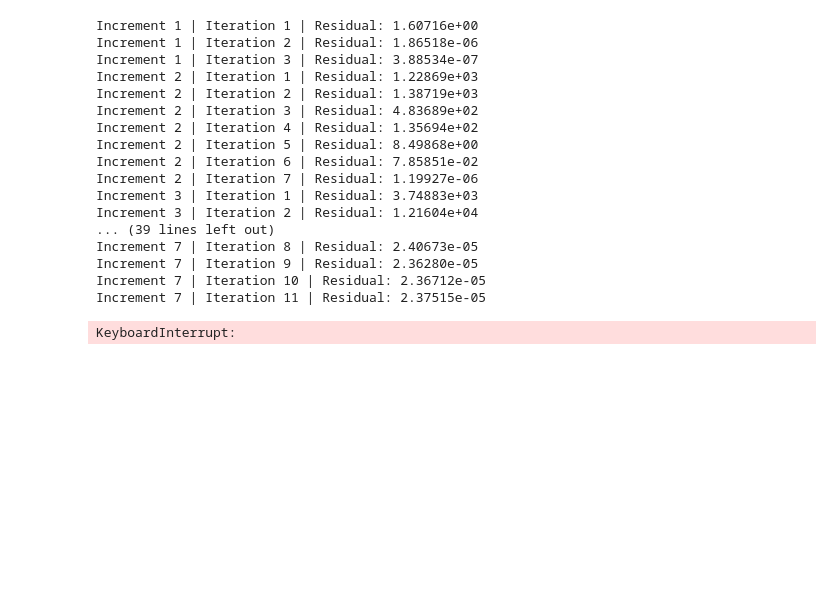
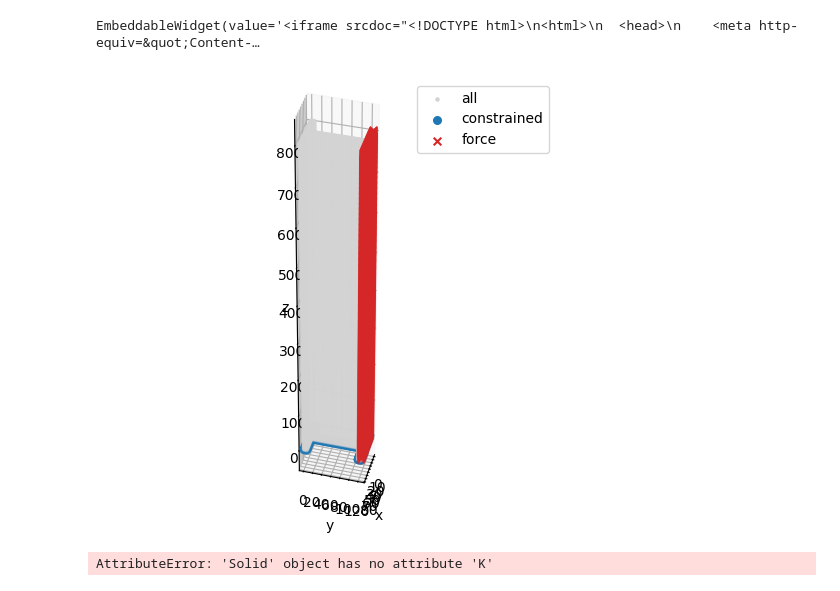
Before and after one commit to bartutuncay/mpnn_fem, a Jupyter notebook: h_beam.ipynb, the cells around one changed output. Cells and saved outputs as stored; diff of their text form; code cells hidden in the pictures; blank space fills up the shorter version.

```diff
--- a/h_beam.ipynb
+++ b/h_beam.ipynb
@@ -59,7 +59,7 @@ body = flange_top|flange_bottom|web
 
 ###
 sdf_vals = body.sdf(nodes)
-inside = sdf_vals <= 1
+inside = sdf_vals <= 2
 mask = inside[elements].all(dim=1)
 elements = elements[mask]
 used = torch.unique(elements)
@@ -69,21 +69,22 @@ elements = new_index[elements]
 nodes = nodes[used]
 model = Solid(nodes, elements, material)
 ###
+model.plot(node_property={"SDF": body.sdf(nodes)})
 
 # Set constraints
 #DL = 0.1
-#model.displacements[nodes[:, 0] == 0, 0] = DL
-eps = 1e-3  # tolerance for floating-point coords
+eps = 2e-3  # tolerance for floating-point coords
 xmin, xmax = nodes[:, 0].min(), nodes[:, 0].max()
 ymin, ymax = nodes[:, 1].min(), nodes[:, 1].max()
 zmin, zmax = nodes[:, 2].min(), nodes[:, 2].max()
 on_z_zero = torch.isclose(nodes[:, 2], zmin, atol=eps)
+model.displacements[on_z_zero, :] = 0
 model.constraints[on_z_zero, :] = True
 #model.constraints[:, 0] = True
 
 n_steps = 100
 peak_load = np.random.uniform(1e2,1e4)
-on_z_edge = torch.isclose(nodes[:, 1], ymax, atol=eps) ^ torch.isclose(nodes[:, 2], zmin, atol=eps)
+on_z_edge = torch.isclose(nodes[:, 1], ymax, atol=eps)
 
 force_vector = torch.zeros_like(nodes)
 
@@ -103,7 +104,7 @@ scaled = force_vector.unsqueeze(0) * increments.view(-1, 1, 1)
 scaled_np = scaled.detach().cpu().numpy()
 #scaled = np.array([force_vector * inc for inc in increments])
 
-if False:
+if True:
     import matplotlib.pyplot as plt
     from mpl_toolkits.mplot3d import Axes3D  # registers 3D projection
     fig = plt.figure()
@@ -114,49 +115,37 @@ if False:
     ax.scatter(nodes[on_z_zero, 0], nodes[on_z_zero, 1], nodes[on_z_zero, 2],
             s=30, c="tab:blue", label="constrained")
     # loaded
     ax.scatter(nodes[on_z_edge, 0], nodes[on_z_edge, 1], nodes[on_z_edge, 2],
             s=30, c="tab:red", marker="x", label="force")
     ax.set_xlabel("x"); ax.set_ylabel("y"); ax.set_zlabel("z")
     ax.legend()
+    ranges = np.ptp(nodes.T, axis=1)
+    ax.set_box_aspect(ranges)
+    ax.view_init(elev=40, azim=15)
     plt.tight_layout()
     plt.show()
 
 
 
-u, f, stress, F, state = model.solve(increments=increments,method="spsolve",return_intermediate=True,verbose=True) #rtol=1e-5
+#u, f, stress, F, state = model.solve(increments=increments,method="spsolve",return_intermediate=True,verbose=True) #rtol=1e-5
 
 torch.save(
     {
         "nodes": model.nodes,
         "stiffness": model.K,
         "u_history": u.detach().cpu(),
         "stress_history":stress.detach().cpu(),
         "deform_grad":F.detach().cpu(),
         "forces":f.detach().cpu(),
         "state":state.detach().cpu(),
         "boundary":model.constraints.detach().cpu(),
         "dirichlet_disp": model.displacements.detach().cpu(),
         "elements":model.elements.detach().cpu(),
         "ext_forces": scaled,
     },
     f"../../torchfem_dataset/simple_beam/sim_{idx}.pt",
 )
 # %% [output]
-Increment 1 | Iteration 1 | Residual: 1.60716e+00
-Increment 1 | Iteration 2 | Residual: 1.86518e-06
-Increment 1 | Iteration 3 | Residual: 3.88534e-07
-Increment 2 | Iteration 1 | Residual: 1.22869e+03
-Increment 2 | Iteration 2 | Residual: 1.38719e+03
-Increment 2 | Iteration 3 | Residual: 4.83689e+02
-Increment 2 | Iteration 4 | Residual: 1.35694e+02
-Increment 2 | Iteration 5 | Residual: 8.49868e+00
-Increment 2 | Iteration 6 | Residual: 7.85851e-02
-Increment 2 | Iteration 7 | Residual: 1.19927e-06
-Increment 3 | Iteration 1 | Residual: 3.74883e+03
-Increment 3 | Iteration 2 | Residual: 1.21604e+04
-... (39 lines left out)
-Increment 7 | Iteration 8 | Residual: 2.40673e-05
-Increment 7 | Iteration 9 | Residual: 2.36280e-05
-Increment 7 | Iteration 10 | Residual: 2.36712e-05
-Increment 7 | Iteration 11 | Residual: 2.37515e-05
+EmbeddableWidget(value='<iframe srcdoc="<!DOCTYPE html>\n<html>\n  <head>\n    <meta http-equiv=&quot;Content-…
+[figure, added]
-KeyboardInterrupt:
+AttributeError: 'Solid' object has no attribute 'K'
```
Also changed, not shown: 5 other files.
